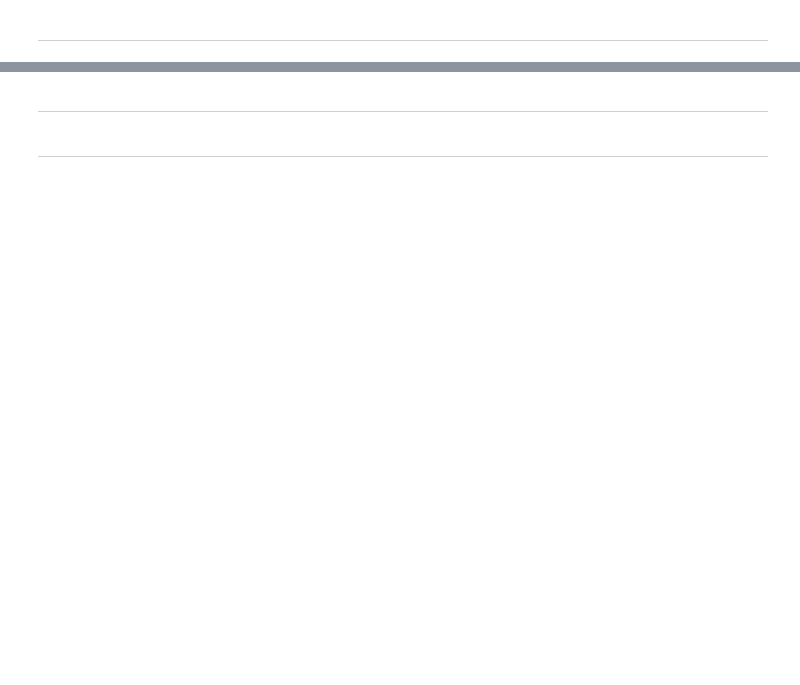
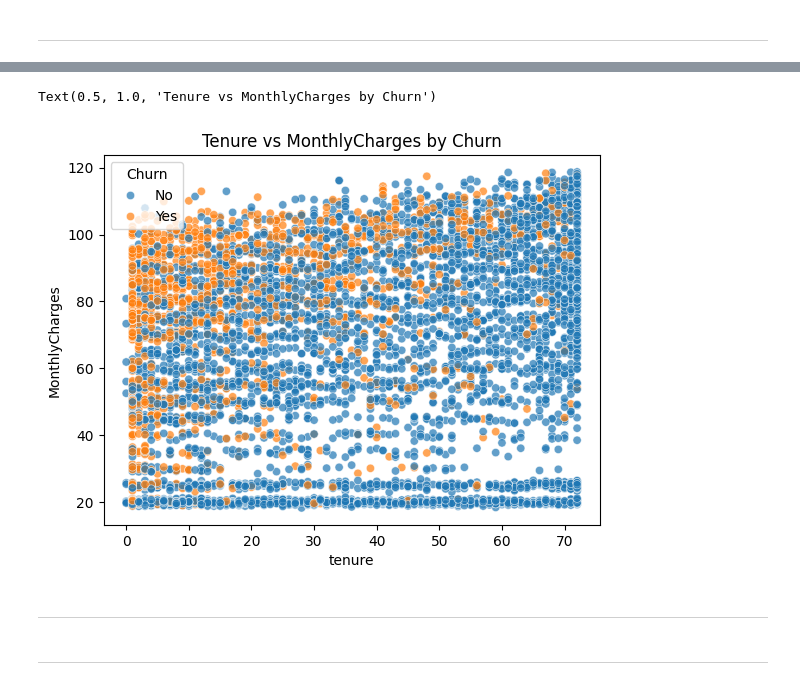
Before and after one commit to Le-AnV/telco-churn-prediction-pipeline, a Jupyter notebook: notebook/notebook.ipynb, the cells around one changed output, grey strips where cells are left out. Cells and saved outputs as stored; diff of their text form; code cells hidden in the pictures; blank space fills up the shorter version.

```diff
--- a/notebook/notebook.ipynb
+++ b/notebook/notebook.ipynb
@@ -124,3 +141,15 @@ plt.grid(axis='y', linestyle='--', alpha=0.7)
+# %%
+sns.scatterplot(
+    data=df,
+    x="tenure",
+    y="MonthlyCharges",
+    hue="Churn",
+    alpha=0.7
+)
+plt.title("Tenure vs MonthlyCharges by Churn")
+# %% [output]
+Text(0.5, 1.0, 'Tenure vs MonthlyCharges by Churn')
+[figure, added]
 # %% [markdown]
 ---
 # %% [markdown]
```
Also changed, not shown: parts of 47 cells of this notebook, 1 other file.
